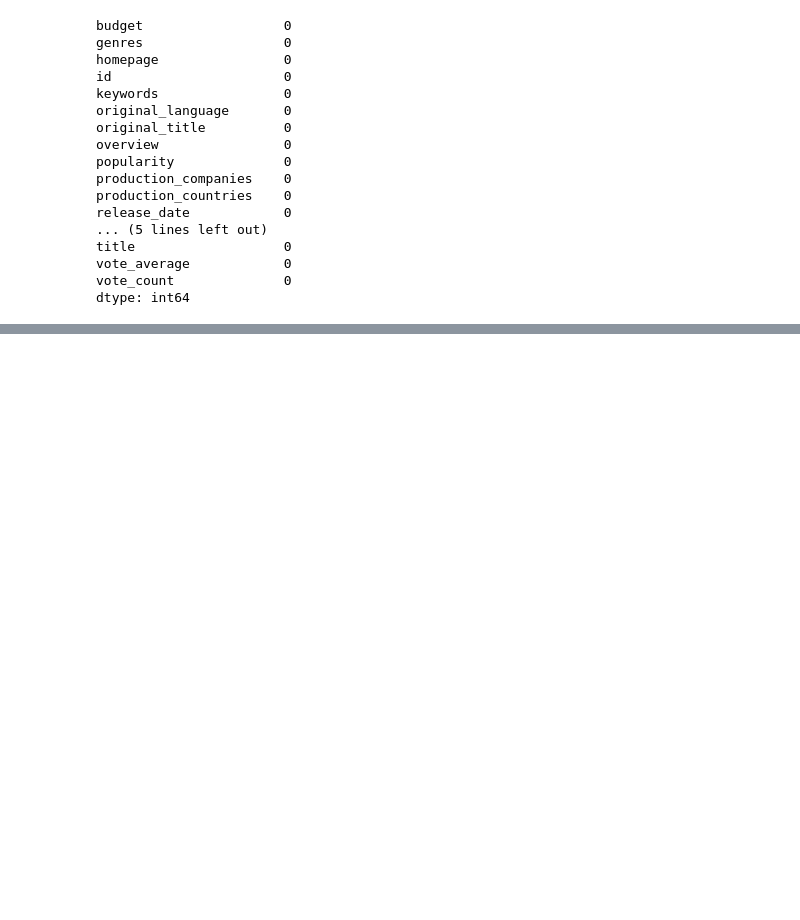
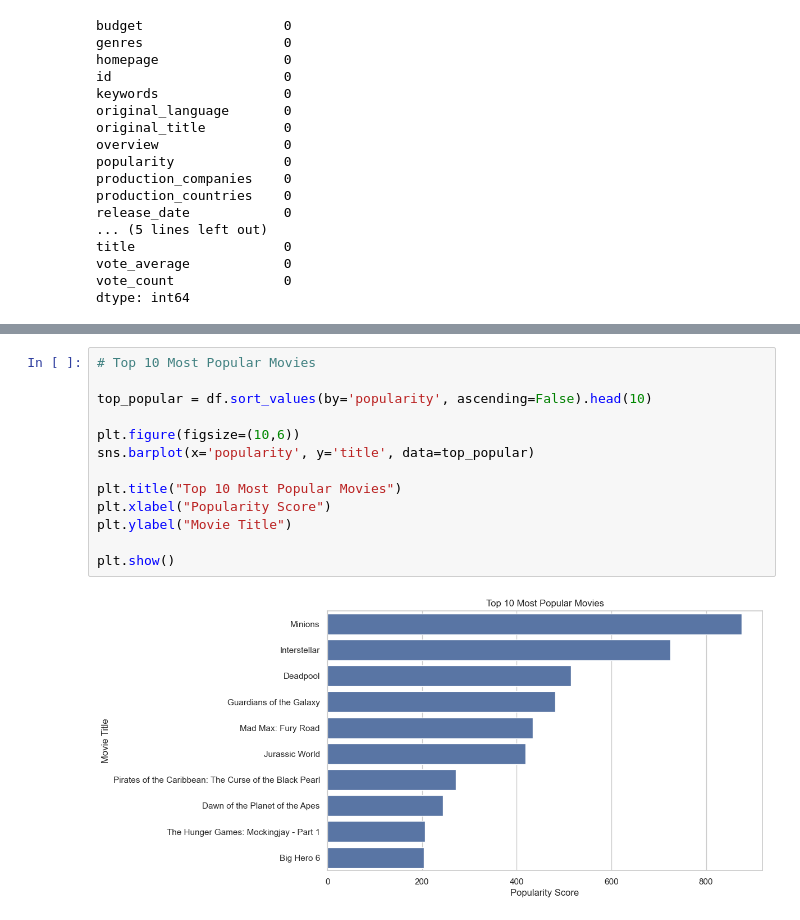
Before and after one commit to anjalidmore/CineMatch-DSCL, a Jupyter notebook: new/data cleaning.ipynb, the cells around one changed output, grey strips where cells are left out. Cells and saved outputs as stored; diff of their text form; blank space fills up the shorter version.

```diff
--- a/new/data cleaning.ipynb
+++ b/new/data cleaning.ipynb
@@ -133,0 +149,15 @@ dtype: int64
+# %%
+# Top 10 Most Popular Movies
+
+top_popular = df.sort_values(by='popularity', ascending=False).head(10)
+
+plt.figure(figsize=(10,6))
+sns.barplot(x='popularity', y='title', data=top_popular)
+
+plt.title("Top 10 Most Popular Movies")
+plt.xlabel("Popularity Score")
+plt.ylabel("Movie Title")
+
+plt.show()
+# %% [output]
+[figure, added]
```
Also changed, not shown: parts of 8 cells of this notebook.
